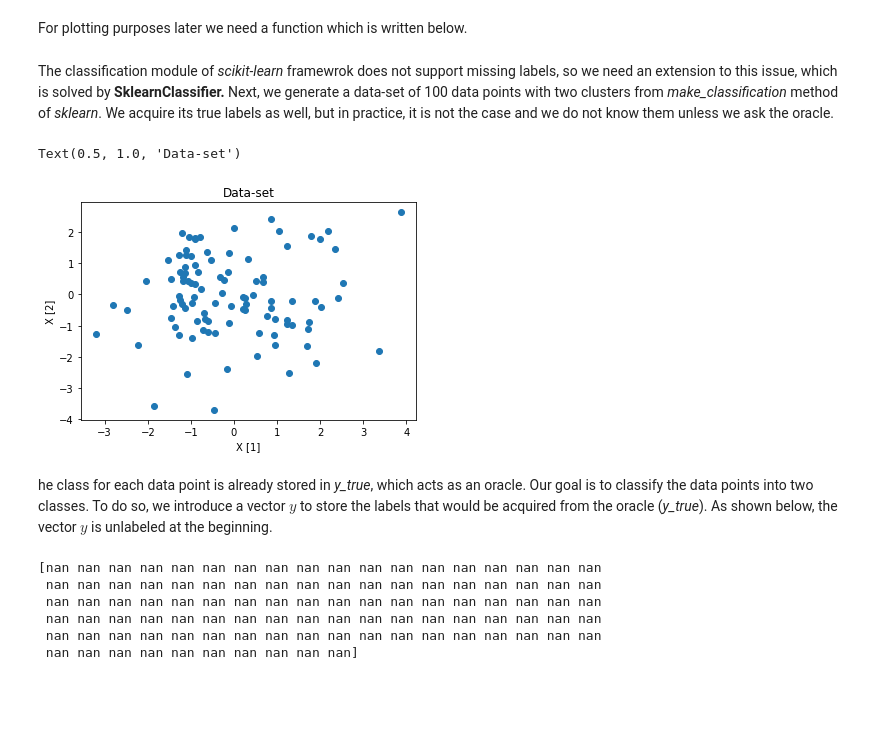
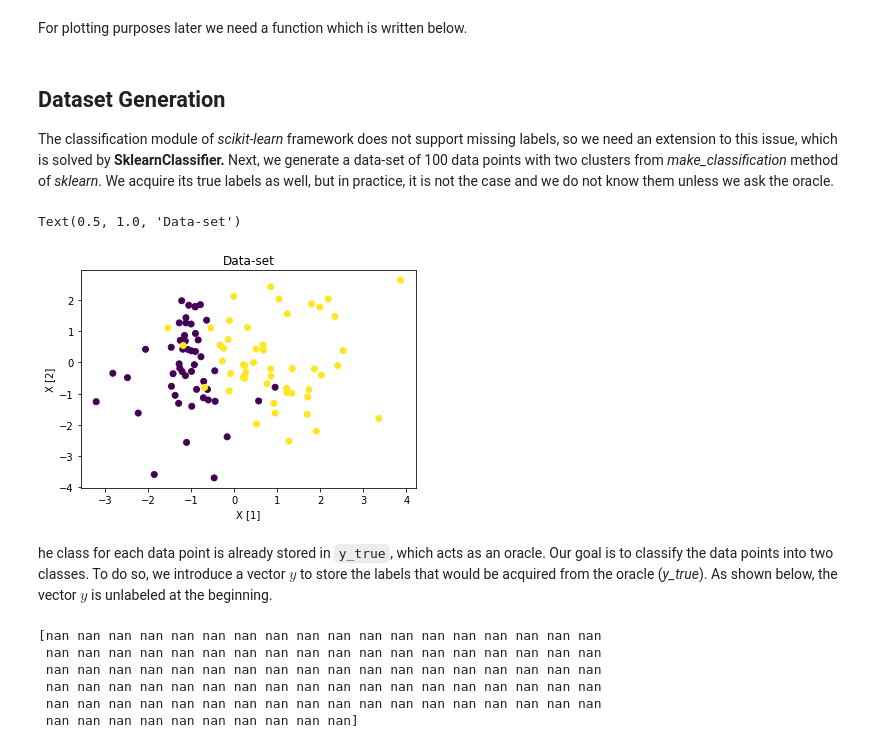
Before and after one commit to scikit-activeml/scikit-activeml, a Jupyter notebook: docs/notebooks/getting_started.ipynb, the cells around one changed output. Cells and saved outputs as stored; diff of their text form; code cells hidden in the pictures; blank space fills up the shorter version.

```diff
--- a/docs/notebooks/getting_started.ipynb
+++ b/docs/notebooks/getting_started.ipynb
@@ -62,16 +15,17 @@ def plot_figure(X, y, y_oracle, clf, selector, res=21):
 # %% [markdown]
-The classification module of *scikit-learn* framewrok does not support missing labels, so we need an extension to this issue, which is solved by **SklearnClassifier.** Next, we generate a data-set of 100 data points with two clusters from *make_classification* method of *sklearn*. We acquire its true labels as well, but in practice, it is not the case and we do not know them unless we ask the oracle.
+## Dataset Generation
+The classification module of *scikit-learn* framework does not support missing labels, so we need an extension to this issue, which is solved by **SklearnClassifier.** Next, we generate a data-set of 100 data points with two clusters from *make_classification* method of *sklearn*. We acquire its true labels as well, but in practice, it is not the case and we do not know them unless we ask the oracle.
 # %%
 X, y_true = make_classification(n_features=2,n_redundant=0,random_state=0)
-plt.scatter(X[:,0],X[:,1])
+plt.scatter(X[:,0],X[:,1], c=y_true)
 plt.xlabel('X [1]')
 plt.ylabel('X [2]')
 plt.title('Data-set')
 # %% [output]
 Text(0.5, 1.0, 'Data-set')
-[figure, old version]
+[figure, new version]
 # %% [markdown]
-he class for each data point is already stored in *y_true*, which acts as an oracle. Our goal is to classify the data points into two classes. To do so, we introduce a vector $y$ to store the labels that would be acquired from the oracle (*y_true*). As shown below, the vector $y$ is unlabeled at the beginning.
+he class for each data point is already stored in `y_true`, which acts as an oracle. Our goal is to classify the data points into two classes. To do so, we introduce a vector $y$ to store the labels that would be acquired from the oracle (*y_true*). As shown below, the vector $y$ is unlabeled at the beginning.
 # %%
 y = np.full(shape=y_true.shape, fill_value=MISSING_LABEL)
 print(y)
```
Also changed, not shown: parts of 6 cells of this notebook, 2 other files.
